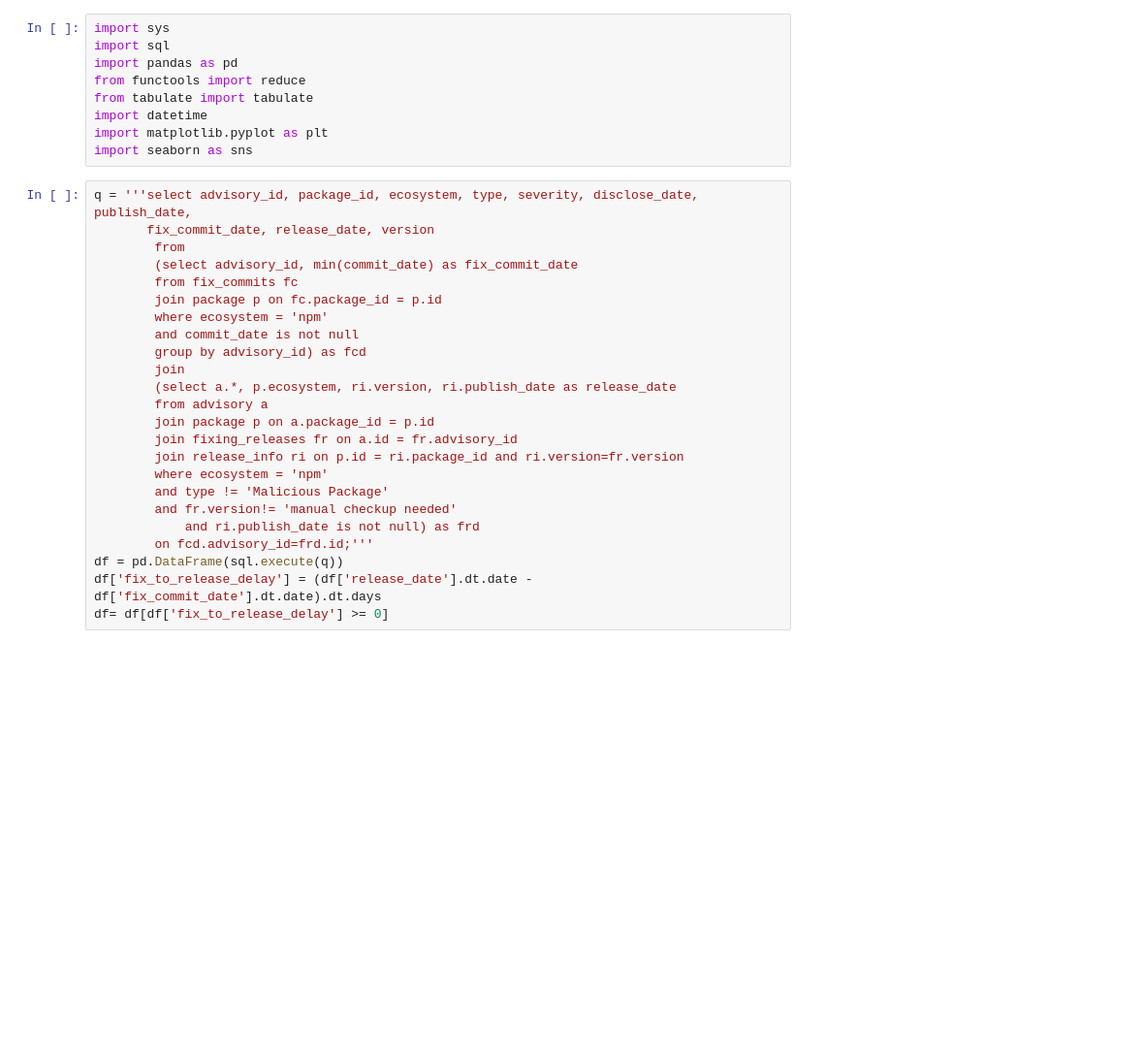
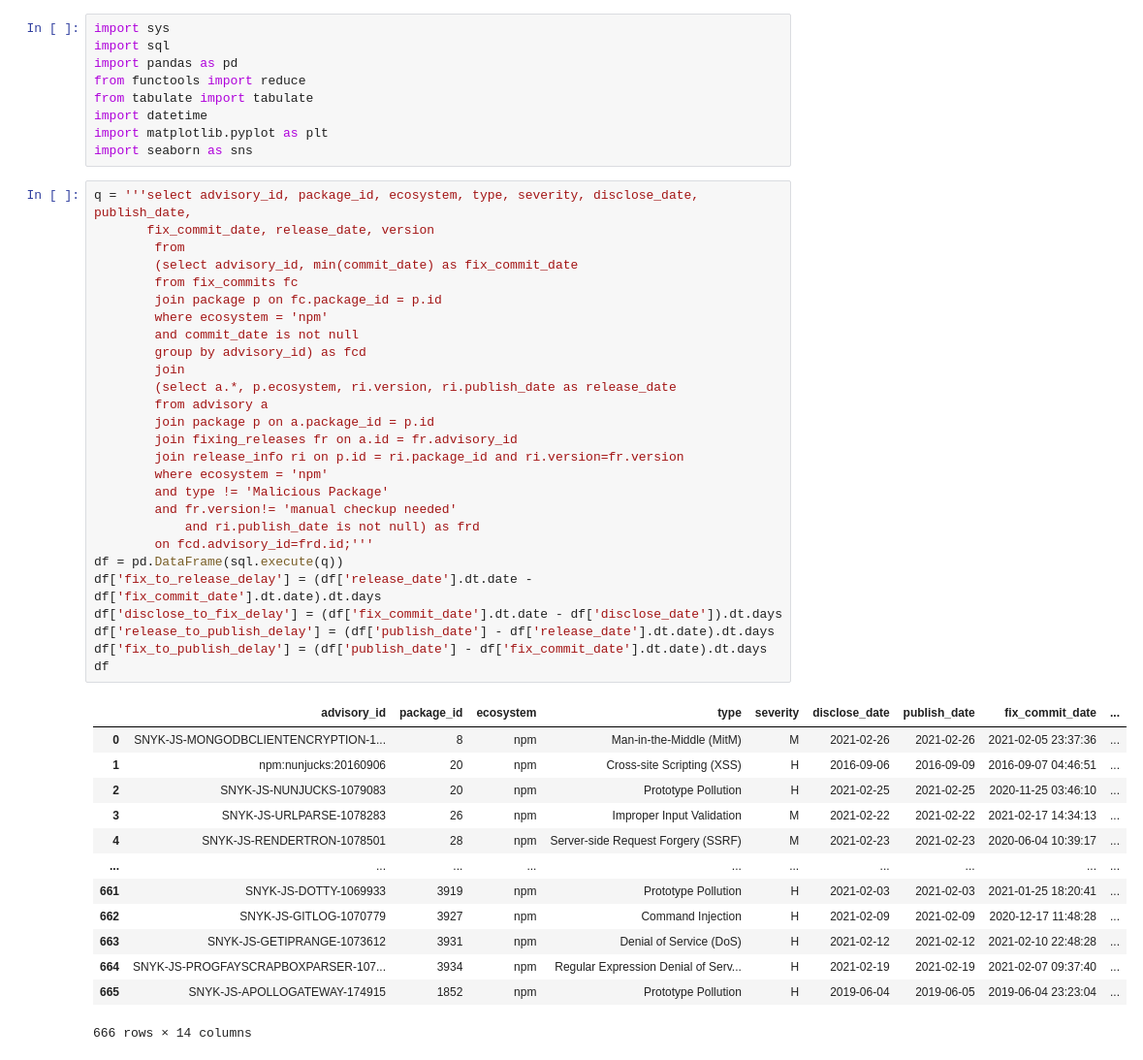
Before and after one commit to nasifimtiazohi/advisory-lifecycle, a Jupyter notebook: data_explore/rq1.ipynb, the cells around one changed output. Shown at 97% size. Cells and saved outputs as stored; diff of their text form; blank space fills up the shorter version.

```diff
--- a/data_explore/rq1.ipynb
+++ b/data_explore/rq1.ipynb
@@ -10,24 +10,41 @@ import seaborn as sns
 # %%
 q = '''select advisory_id, package_id, ecosystem, type, severity, disclose_date, publish_date,
        fix_commit_date, release_date, version
         from
         (select advisory_id, min(commit_date) as fix_commit_date
         from fix_commits fc
         join package p on fc.package_id = p.id
         where ecosystem = 'npm'
         and commit_date is not null
         group by advisory_id) as fcd
         join
         (select a.*, p.ecosystem, ri.version, ri.publish_date as release_date
         from advisory a
         join package p on a.package_id = p.id
         join fixing_releases fr on a.id = fr.advisory_id
         join release_info ri on p.id = ri.package_id and ri.version=fr.version
         where ecosystem = 'npm'
         and type != 'Malicious Package'
         and fr.version!= 'manual checkup needed'
             and ri.publish_date is not null) as frd
         on fcd.advisory_id=frd.id;'''
 df = pd.DataFrame(sql.execute(q))
 df['fix_to_release_delay'] = (df['release_date'].dt.date - df['fix_commit_date'].dt.date).dt.days
-df= df[df['fix_to_release_delay'] >= 0]
+df['disclose_to_fix_delay'] = (df['fix_commit_date'].dt.date - df['disclose_date']).dt.days
+df['release_to_publish_delay'] = (df['publish_date'] - df['release_date'].dt.date).dt.days
+df['fix_to_publish_delay'] = (df['publish_date'] - df['fix_commit_date'].dt.date).dt.days
+df
+# %% [output]
+|  | advisory_id | package_id | ecosystem | type | severity | disclose_date | publish_date | fix_commit_date | ... |
+| 0 | SNYK-JS-MONGODBCLIENTENCRYPTION-1... | 8 | npm | Man-in-the-Middle (MitM) | M | 2021-02-26 | 2021-02-26 | 2021-02-05 23:37:36 | ... |
+| 1 | npm:nunjucks:20160906 | 20 | npm | Cross-site Scripting (XSS) | H | 2016-09-06 | 2016-09-09 | 2016-09-07 04:46:51 | ... |
+| 2 | SNYK-JS-NUNJUCKS-1079083 | 20 | npm | Prototype Pollution | H | 2021-02-25 | 2021-02-25 | 2020-11-25 03:46:10 | ... |
+| 3 | SNYK-JS-URLPARSE-1078283 | 26 | npm | Improper Input Validation | M | 2021-02-22 | 2021-02-22 | 2021-02-17 14:34:13 | ... |
+| 4 | SNYK-JS-RENDERTRON-1078501 | 28 | npm | Server-side Request Forgery (SSRF) | M | 2021-02-23 | 2021-02-23 | 2020-06-04 10:39:17 | ... |
+| ... | ... | ... | ... | ... | ... | ... | ... | ... | ... |
+| 661 | SNYK-JS-DOTTY-1069933 | 3919 | npm | Prototype Pollution | H | 2021-02-03 | 2021-02-03 | 2021-01-25 18:20:41 | ... |
+| 662 | SNYK-JS-GITLOG-1070779 | 3927 | npm | Command Injection | H | 2021-02-09 | 2021-02-09 | 2020-12-17 11:48:28 | ... |
+| 663 | SNYK-JS-GETIPRANGE-1073612 | 3931 | npm | Denial of Service (DoS) | H | 2021-02-12 | 2021-02-12 | 2021-02-10 22:48:28 | ... |
+| 664 | SNYK-JS-PROGFAYSCRAPBOXPARSER-107... | 3934 | npm | Regular Expression Denial of Serv... | H | 2021-02-19 | 2021-02-19 | 2021-02-07 09:37:40 | ... |
+| 665 | SNYK-JS-APOLLOGATEWAY-174915 | 1852 | npm | Prototype Pollution | H | 2019-06-04 | 2019-06-05 | 2019-06-04 23:23:04 | ... |
+666 rows × 14 columns
```
Also changed, not shown: parts of 18 cells of this notebook, 6 other files.
